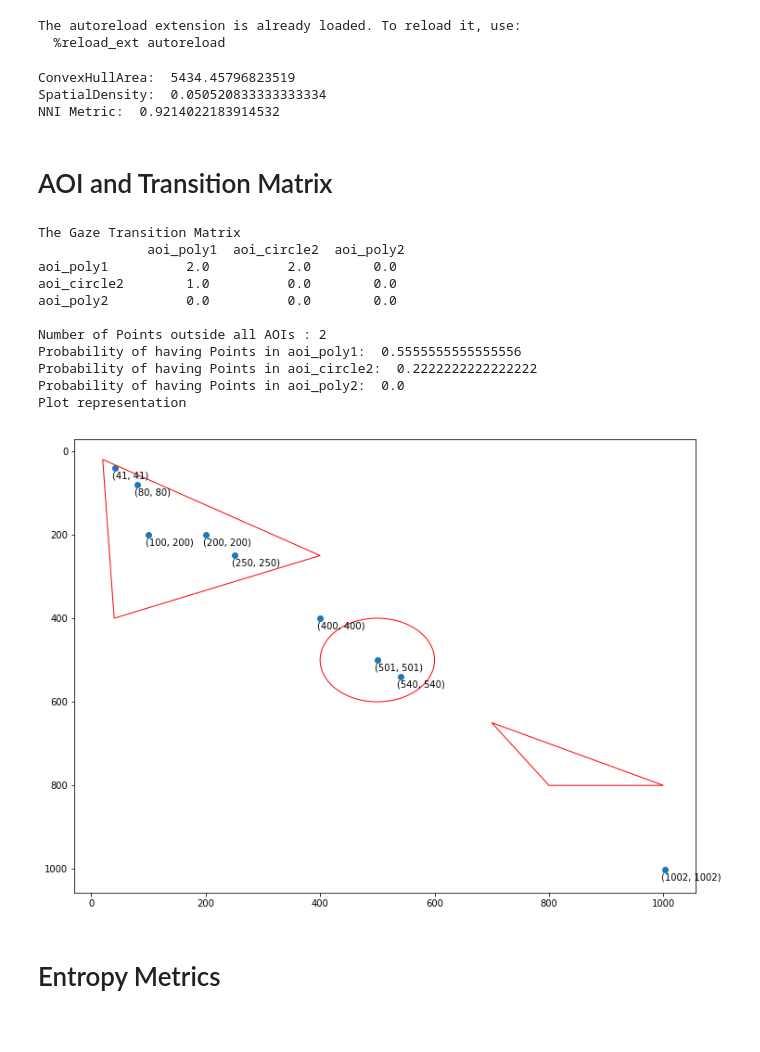
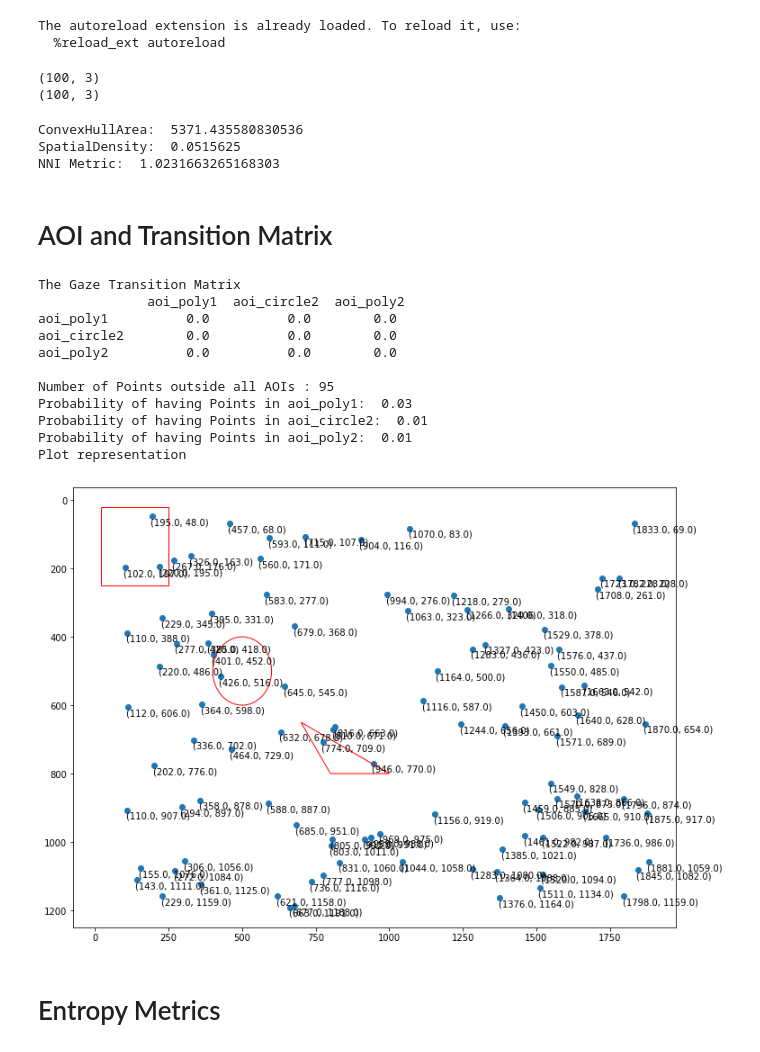
Before and after one commit to Husseinjd/EyeTrackingMetrics, a Jupyter notebook: Metrics-Calculator.ipynb, the cells around one changed output. Cells and saved outputs as stored; diff of their text form; code cells hidden in the pictures.

```diff
--- a/Metrics-Calculator.ipynb
+++ b/Metrics-Calculator.ipynb
@@ -6,7 +6,7 @@ import numpy as np
 The autoreload extension is already loaded. To reload it, use:
   %reload_ext autoreload
 # %%
-TEST_SCREENDIM = [1920, 1200]
+TEST_SCREENDIM = [1920, 1200] #1920,1080
 
 cellx = 30
 celly = 40
@@ -22,17 +22,31 @@ dt[:,:1] = x
 dt[:,1:2] =  y
 dt[:,2:3] = duration
 
-#Dummy Gaze values
-GAZE_ARRAY = np.array([
-    [41, 41, 0],
-    [80, 80, 0],
-    [501, 501, 0],
-    [100, 200, 0],
-    [1002, 1002, 0],
-    [400, 400, 0],
-    [200, 200, 0],
-    [250, 250, 0],
-    [540, 540, 0]])
+np.random.seed(1099)
+xx = np.random.randint(1,1900,(100,1))
+yy = np.random.randint(1,1200,(100,1))
+gaze=np.zeros((100,3))
+gaze[:,:1] = xx
+gaze[:,1:2] =  yy
+GAZE_ARRAY=gaze
+
+# #Dummy Gaze values
+# GAZE_ARRAY = np.array([
+#     [41, 41, 0],
+#     [80, 80, 0],
+#     [501, 501, 0],
+#     [100, 200, 0],
+#     [1002, 1002, 0],
+#     [400, 400, 0],
+#     [200, 200, 0],
+#     [250, 250, 0],
+#     [540, 540, 0]])
+
+print(dt.shape)
+print(GAZE_ARRAY.shape)
+# %% [output]
+(100, 3)
+(100, 3)
 # %%
 from eyesmetriccalculator import EyesMetricCalculator
 
@@ -42,47 +56,47 @@ print('ConvexHullArea: ' ,ec.convexHull('area').compute() )
 print('SpatialDensity: ' , ec.spatialDensity(cellx,celly).compute())
 print('NNI Metric: ' , ec.NNI().compute())
 # %% [output]
-ConvexHullArea:  5434.45796823519
-SpatialDensity:  0.050520833333333334
-NNI Metric:  0.9214022183914532
+ConvexHullArea:  5371.435580830536
+SpatialDensity:  0.0515625
+NNI Metric:  1.0231663265168303
 # %% [markdown]
 # AOI and Transition Matrix
 # %%
 from transition_matrix import *
 
 #Setting important variables
 TEST_RADIUS = 100
-TEST_VERTICES_1 = [[ 20,20] , [400,250], [40,400]]
+TEST_VERTICES_1 = [[ 20,20] , [20,250],[250,250], [250,20]]
 TEST_VERTICES_2 = [[800,800], [1000,800], [700,650]]
 
 
 #An AOI dict having all the important areas of interest that will be used to calculate different metrics
 TEST_AOI_DICT = {
                 'aoi_poly1': PolyAOI(TEST_SCREENDIM,TEST_VERTICES_1),
                 'aoi_circle2': CircleAOI(TEST_SCREENDIM, TEST_RADIUS, center=[500,500]),
                 'aoi_poly2': PolyAOI(TEST_SCREENDIM,TEST_VERTICES_2)
                 }
 
 gz = GazeTransitions(TEST_SCREENDIM, TEST_AOI_DICT, GAZE_ARRAY)
 print('The Gaze Transition Matrix\n',gz.get_transition_matrix(),'\n')
 print('Number of Points outside all AOIs :',gz.points_outside_aoi)
 for n,a in TEST_AOI_DICT.items():
     print('Probability of having Points in '+ n +': ',gz.get_prob_aoi(n))
 print('Plot representation')
 gz.plot_all(annotate_points=True)
 # %% [output]
 The Gaze Transition Matrix
               aoi_poly1  aoi_circle2  aoi_poly2
-aoi_poly1          2.0          2.0        0.0
-aoi_circle2        1.0          0.0        0.0
+aoi_poly1          0.0          0.0        0.0
+aoi_circle2        0.0          0.0        0.0
 aoi_poly2          0.0          0.0        0.0
 
-Number of Points outside all AOIs : 2
-Probability of having Points in aoi_poly1:  0.5555555555555556
-Probability of having Points in aoi_circle2:  0.2222222222222222
-Probability of having Points in aoi_poly2:  0.0
+Number of Points outside all AOIs : 95
+Probability of having Points in aoi_poly1:  0.03
+Probability of having Points in aoi_circle2:  0.01
+Probability of having Points in aoi_poly2:  0.01
 Plot representation
-[figure, old version]
+[figure, new version]
 # %% [markdown]
 # Entropy Metrics
 # %% [markdown]
```
Also changed, not shown: parts of 1 cell of this notebook, 23 other files.
